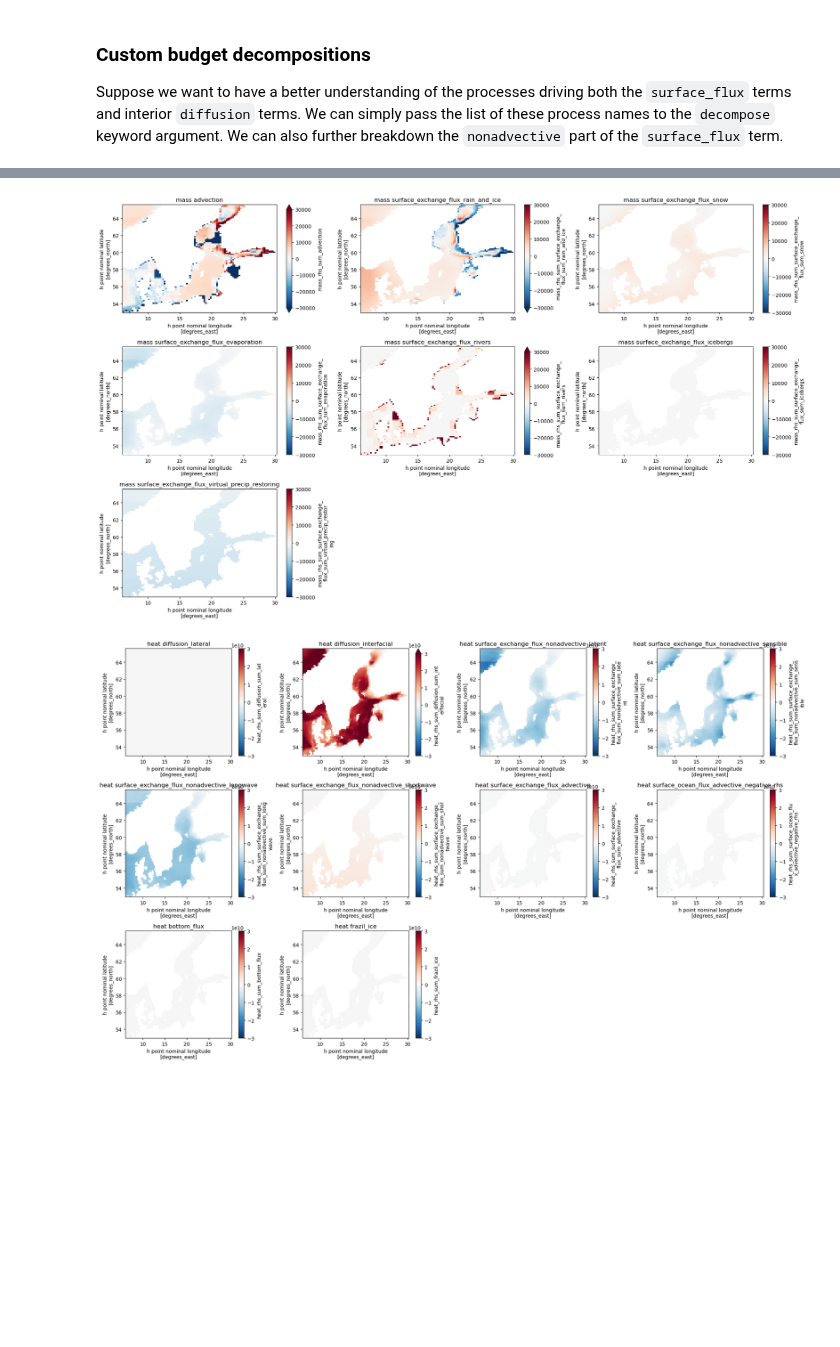
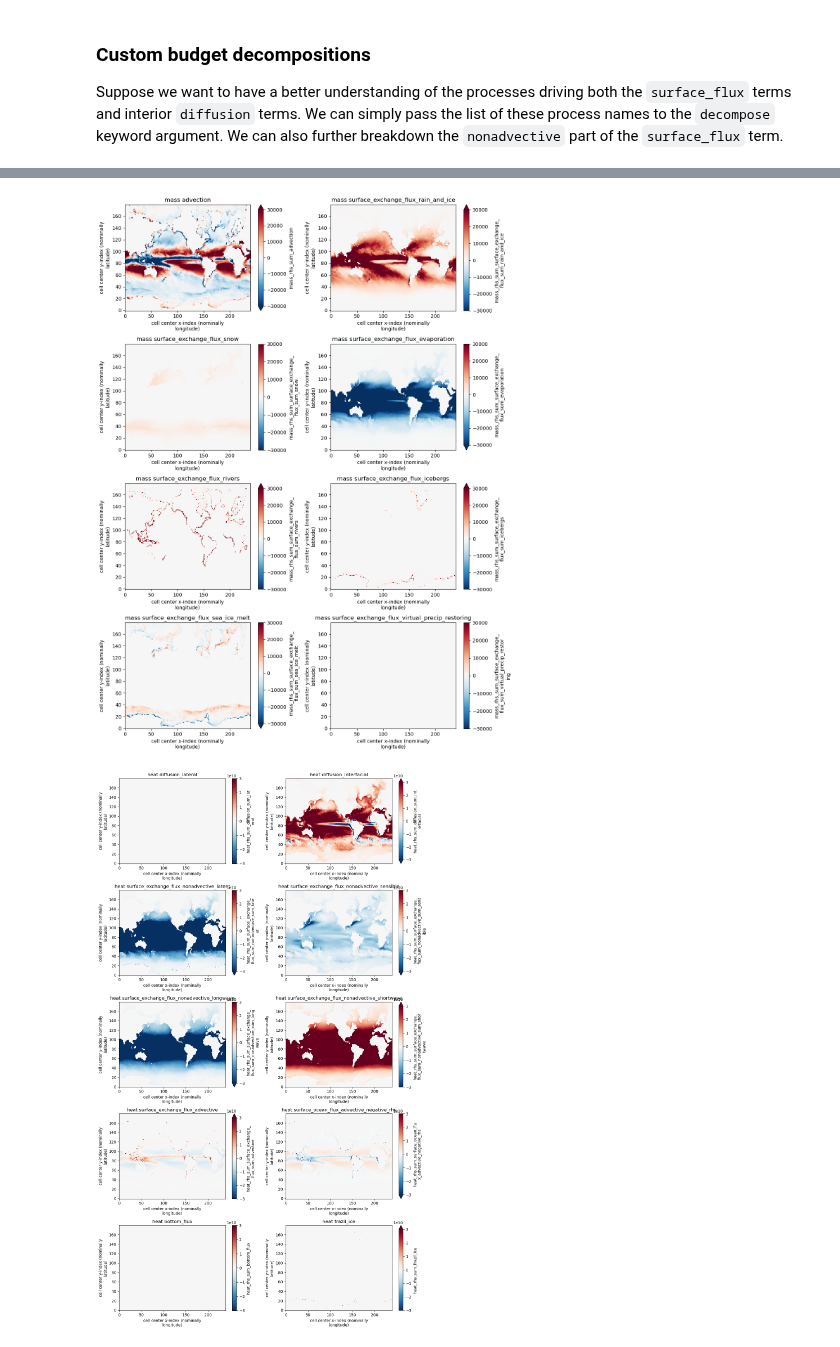
Before and after one commit to hdrake/xbudget, a Jupyter notebook: examples/MOM6_budget_examples_mass_heat_salt.ipynb, the cells around one changed output, grey strips where cells are left out. Saved outputs shown, nothing was run; the diff lists cells and outputs as text; code cells hidden in the pictures; blank space fills up the shorter version.

```diff
--- a/examples/MOM6_budget_examples_mass_heat_salt.ipynb
+++ b/examples/MOM6_budget_examples_mass_heat_salt.ipynb
@@ -50,0 +14,3 @@ grid = xgcm.Grid(ds.copy(), coords=coords, metrics=metrics, boundary={'X':'exten
+# %%
+from load_example_model_grid import load_MOM6_coarsened_diagnostics
+grid = load_MOM6_coarsened_diagnostics()
@@ -180,11 +139,11 @@ for eq, vmax in zip(["mass", "heat", "salt"], [5.e4, 1e9, 5.e2]):
     plt.figure(figsize=(10, 4))
 
     plt.subplot(1,2,1)
-    pc = grid._ds[get_vars(xbudget_dict, f"{eq}_lhs")['var']].isel(zl = 0).isel(time=0).plot(vmin=-vmax, vmax=vmax, cmap="RdBu_r")
+    pc = grid._ds[get_vars(xbudget_dict, f"{eq}_lhs")['var']].isel(z_l = 0).isel(time=0).plot(vmin=-vmax, vmax=vmax, cmap="RdBu_r")
     plt.title(f"LHS {eq} tendency")
 
     plt.subplot(1,2,2)
-    pc = grid._ds[get_vars(xbudget_dict, f"{eq}_rhs")['var']].isel(zl = 0).isel(time=0).plot(vmin=-vmax, vmax=vmax, cmap="RdBu_r")
+    pc = grid._ds[get_vars(xbudget_dict, f"{eq}_rhs")['var']].isel(z_l = 0).isel(time=0).plot(vmin=-vmax, vmax=vmax, cmap="RdBu_r")
     plt.title(f"RHS {eq} tendency")
 
     plt.tight_layout()
@@ -226,8 +185,8 @@ for eq, vmax in zip(["mass", "heat", "salt"], [5.e4, 1e9, 5.e2]):
     plt.figure(figsize=(5*N, 4))
     for i, (k,v) in enumerate(simple_budgets[eq]['rhs'].items(), start=1):
         plt.subplot(1,N, i)
-        if "zl" in grid._ds[v].dims:
-            grid._ds[v].isel(zl = 0).isel(time=0).plot(vmin=-vmax, vmax=vmax, cmap="RdBu_r")
+        if "z_l" in grid._ds[v].dims:
+            grid._ds[v].isel(z_l = 0).isel(time=0).plot(vmin=-vmax, vmax=vmax, cmap="RdBu_r")
         else:
             grid._ds[v].isel(time=0).plot(vmin=-vmax, vmax=vmax, cmap="RdBu_r")
         plt.title(f"{eq} {k}")
@@ -265,18 +224,19 @@ decomposed_budgets
 # %%
 vmax = 1.e-4
 import numpy as np
 
 for eq, vmax in zip(["mass", "heat", "salt"], [3.e4, 3e10, 3.e2]):
-    plt.figure(figsize=(20, 12))
+    nrow = np.int64(np.ceil(len(decomposed_budgets[eq]['rhs'])/2))
+    plt.figure(figsize=(12, nrow*4))
     for i, (k,v) in enumerate(decomposed_budgets[eq]['rhs'].items(), start=1):
-        plt.subplot(3, np.int64(np.ceil(len(decomposed_budgets[eq]['rhs'])/3)), i)
-        if "zl" in grid._ds[v].dims:
-            grid._ds[v].isel(zl = 0).isel(time=0).plot(vmin=-vmax, vmax=vmax, cmap="RdBu_r")
+        plt.subplot(nrow, 2, i)
+        if "z_l" in grid._ds[v].dims:
+            grid._ds[v].isel(z_l = 0).isel(time=0).plot(vmin=-vmax, vmax=vmax, cmap="RdBu_r")
         else:
             grid._ds[v].isel(time=0).plot(vmin=-vmax, vmax=vmax, cmap="RdBu_r")
         plt.title(f"{eq} {k}")
 
     plt.tight_layout()
 # %% [output]
-[figure, old version]
+[figure, new version]
-[figure, old version]
+[figure, new version]
```
Also changed, not shown: parts of 13 cells of this notebook, 6 other files.
